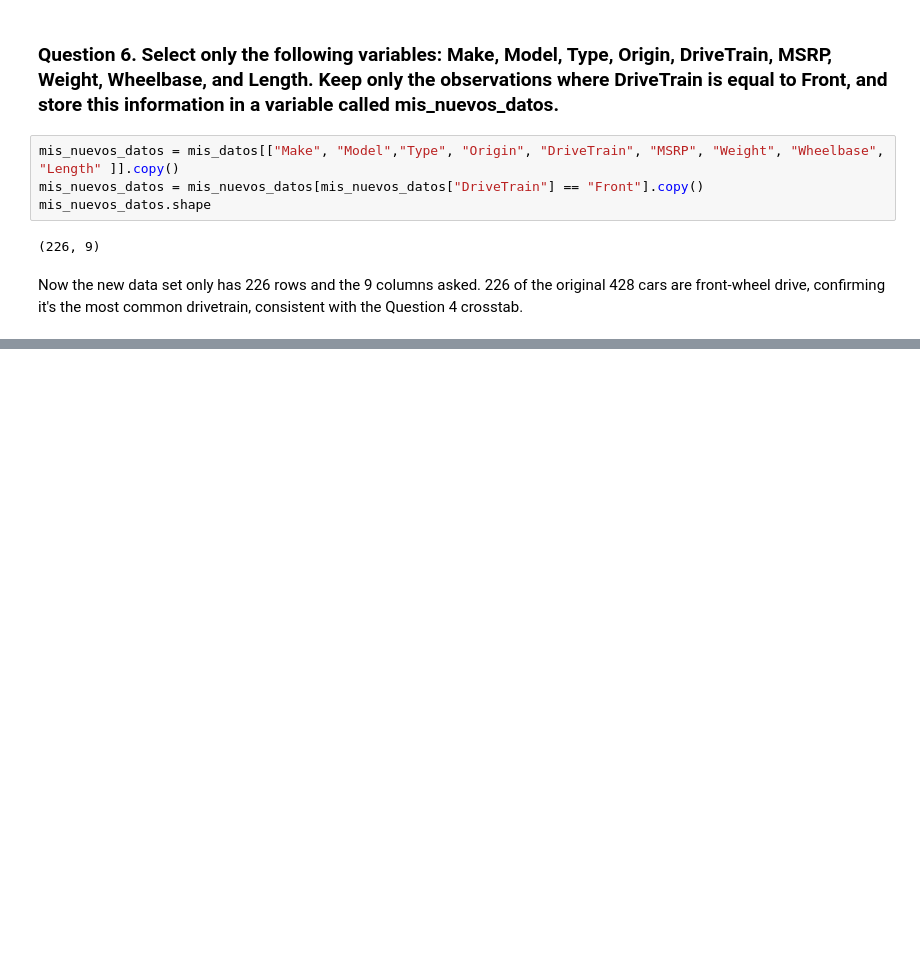
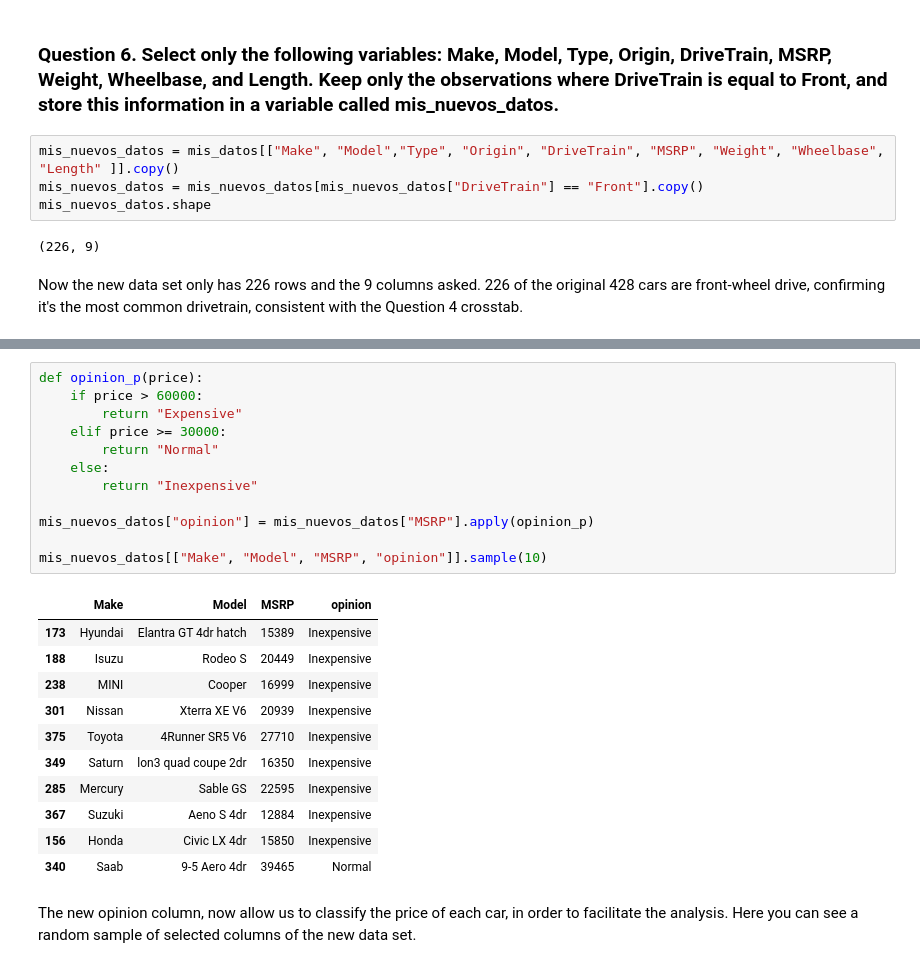
Before and after one commit to a00841144/Algorithms_Course_Repository_K, a Jupyter notebook: exercises/cars_analysis.ipynb, the cells around one changed output, grey strips where cells are left out. Drawn from its saved outputs; the diff is of its cells as text; blank space fills up the shorter version.

```diff
--- a/exercises/cars_analysis.ipynb
+++ b/exercises/cars_analysis.ipynb
@@ -313,0 +348,26 @@ Here we can see a view of the first rows of the new data set.
+# %%
+def opinion_p(price):
+    if price > 60000:
+        return "Expensive"
+    elif price >= 30000:
+        return "Normal"
+    else:
+        return "Inexpensive"
+
+mis_nuevos_datos["opinion"] = mis_nuevos_datos["MSRP"].apply(opinion_p)
+
+mis_nuevos_datos[["Make", "Model", "MSRP", "opinion"]].sample(10)
+# %% [output]
+|  | Make | Model | MSRP | opinion |
+| 173 | Hyundai | Elantra GT 4dr hatch | 15389 | Inexpensive |
+| 188 | Isuzu | Rodeo S | 20449 | Inexpensive |
+| 238 | MINI | Cooper | 16999 | Inexpensive |
+| 301 | Nissan | Xterra XE V6 | 20939 | Inexpensive |
+| 375 | Toyota | 4Runner SR5 V6 | 27710 | Inexpensive |
+| 349 | Saturn | lon3 quad coupe 2dr | 16350 | Inexpensive |
+| 285 | Mercury | Sable GS | 22595 | Inexpensive |
+| 367 | Suzuki | Aeno S 4dr | 12884 | Inexpensive |
+| 156 | Honda | Civic LX 4dr | 15850 | Inexpensive |
+| 340 | Saab | 9-5 Aero 4dr | 39465 | Normal |
+# %% [markdown]
+The new opinion column, now allow us to classify the price of each car, in order to facilitate the analysis. Here you can see a random sample of selected columns of the new data set.
```
Also changed, not shown: parts of 8 cells of this notebook.
